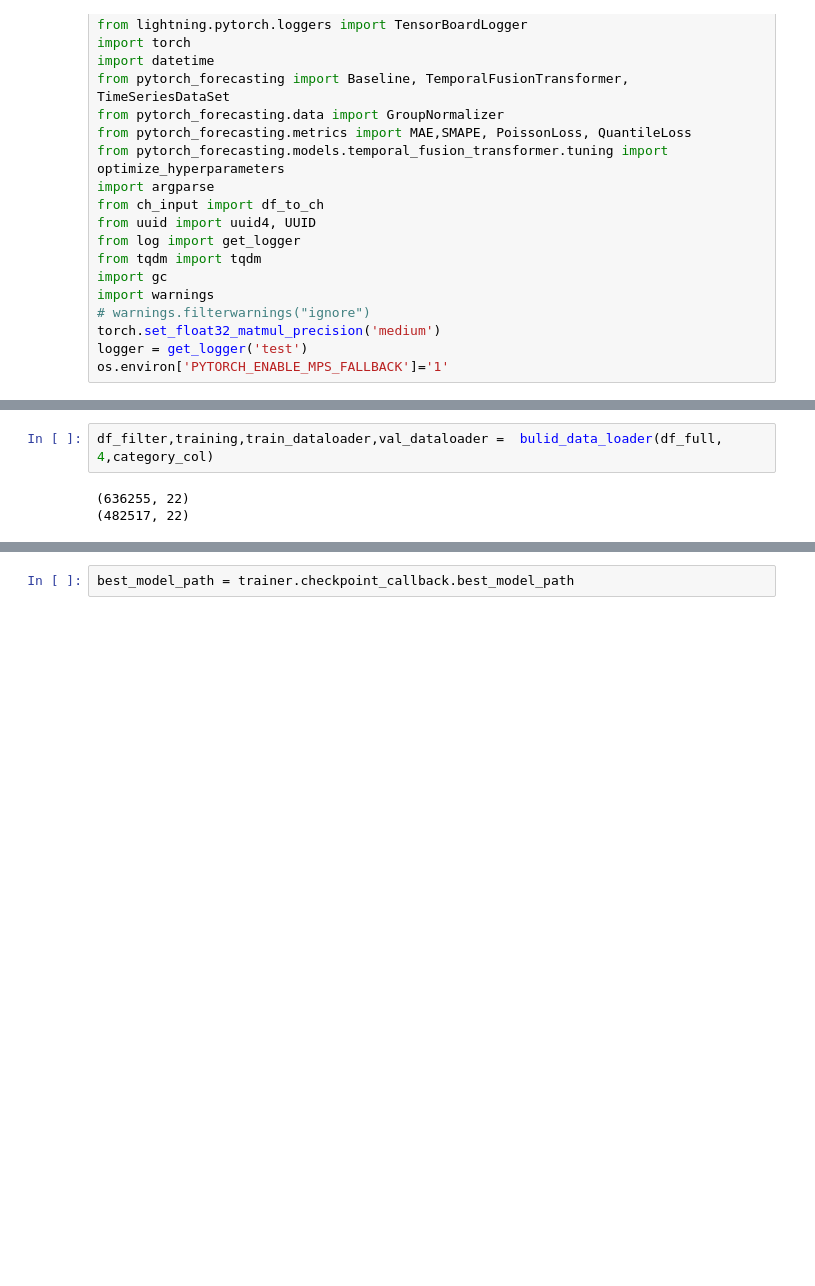
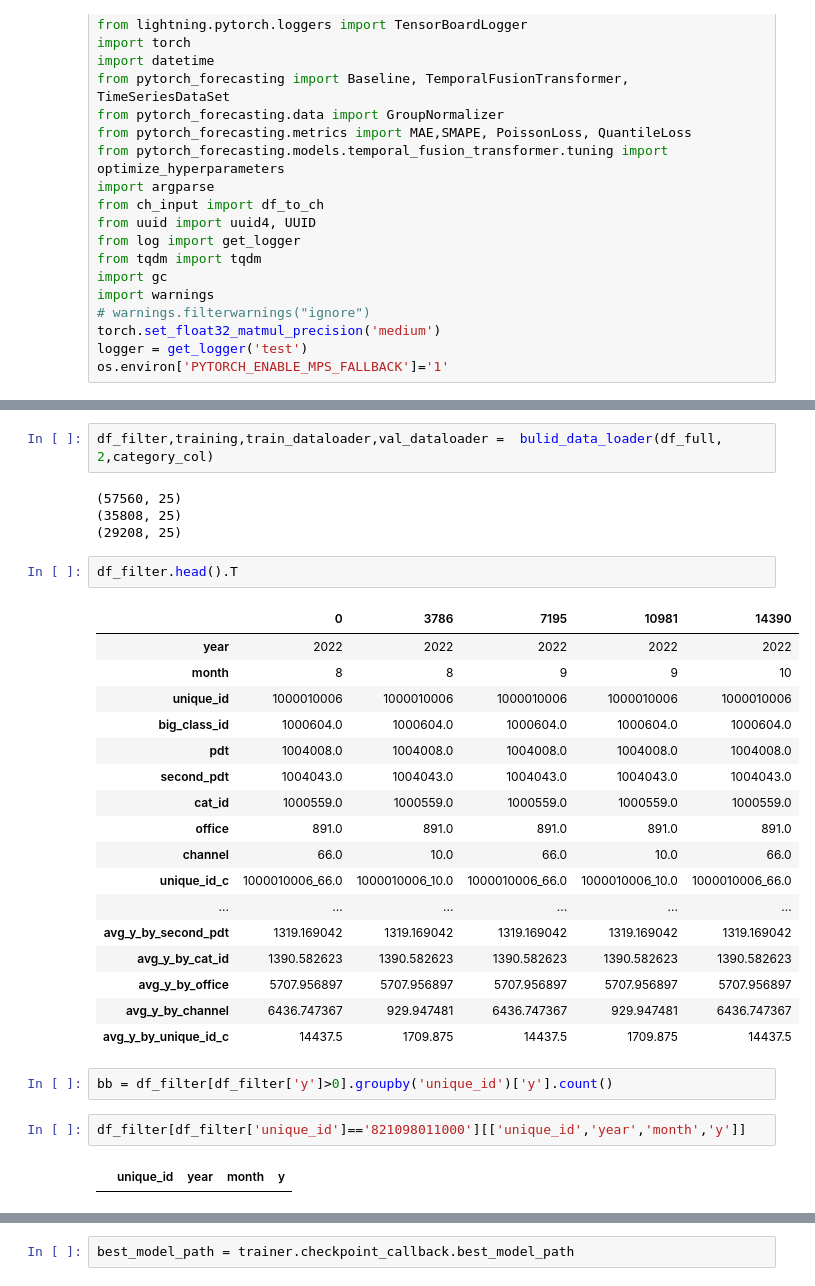
Before and after one commit to shnguo/opple, a Jupyter notebook: opl_tft_demo_2.ipynb, the cells around one changed output, grey strips where cells are left out. Drawn from its saved outputs; the diff is of its cells as text; blank space fills up the shorter version.

```diff
--- a/opl_tft_demo_2.ipynb
+++ b/opl_tft_demo_2.ipynb
@@ -166,8 +208,35 @@ df_full.head()
 # %%
-df_filter,training,train_dataloader,val_dataloader =  bulid_data_loader(df_full, 4,category_col)
+df_filter,training,train_dataloader,val_dataloader =  bulid_data_loader(df_full, 2,category_col)
 # %% [output]
-(636255, 22)
-(482517, 22)
+(57560, 25)
+(35808, 25)
+(29208, 25)
+# %%
+df_filter.head().T
+# %% [output]
+|  | 0 | 3786 | 7195 | 10981 | 14390 |
+| year | 2022 | 2022 | 2022 | 2022 | 2022 |
+| month | 8 | 8 | 9 | 9 | 10 |
+| unique_id | 1000010006 | 1000010006 | 1000010006 | 1000010006 | 1000010006 |
+| big_class_id | 1000604.0 | 1000604.0 | 1000604.0 | 1000604.0 | 1000604.0 |
+| pdt | 1004008.0 | 1004008.0 | 1004008.0 | 1004008.0 | 1004008.0 |
+| second_pdt | 1004043.0 | 1004043.0 | 1004043.0 | 1004043.0 | 1004043.0 |
+| cat_id | 1000559.0 | 1000559.0 | 1000559.0 | 1000559.0 | 1000559.0 |
+| office | 891.0 | 891.0 | 891.0 | 891.0 | 891.0 |
+| channel | 66.0 | 10.0 | 66.0 | 10.0 | 66.0 |
+| unique_id_c | 1000010006_66.0 | 1000010006_10.0 | 1000010006_66.0 | 1000010006_10.0 | 1000010006_66.0 |
+| ... | ... | ... | ... | ... | ... |
+| avg_y_by_second_pdt | 1319.169042 | 1319.169042 | 1319.169042 | 1319.169042 | 1319.169042 |
+| avg_y_by_cat_id | 1390.582623 | 1390.582623 | 1390.582623 | 1390.582623 | 1390.582623 |
+| avg_y_by_office | 5707.956897 | 5707.956897 | 5707.956897 | 5707.956897 | 5707.956897 |
+| avg_y_by_channel | 6436.747367 | 929.947481 | 6436.747367 | 929.947481 | 6436.747367 |
+| avg_y_by_unique_id_c | 14437.5 | 1709.875 | 14437.5 | 1709.875 | 14437.5 |
+# %%
+bb = df_filter[df_filter['y']>0].groupby('unique_id')['y'].count()
+# %%
+df_filter[df_filter['unique_id']=='821098011000'][['unique_id','year','month','y']]
+# %% [output]
+|  | unique_id | year | month | y |
 # %%
 def train(training,train_dataloader,val_dataloader):
         # configure network and trainer
```
Also changed, not shown: parts of 12 cells of this notebook, 3 other files.
